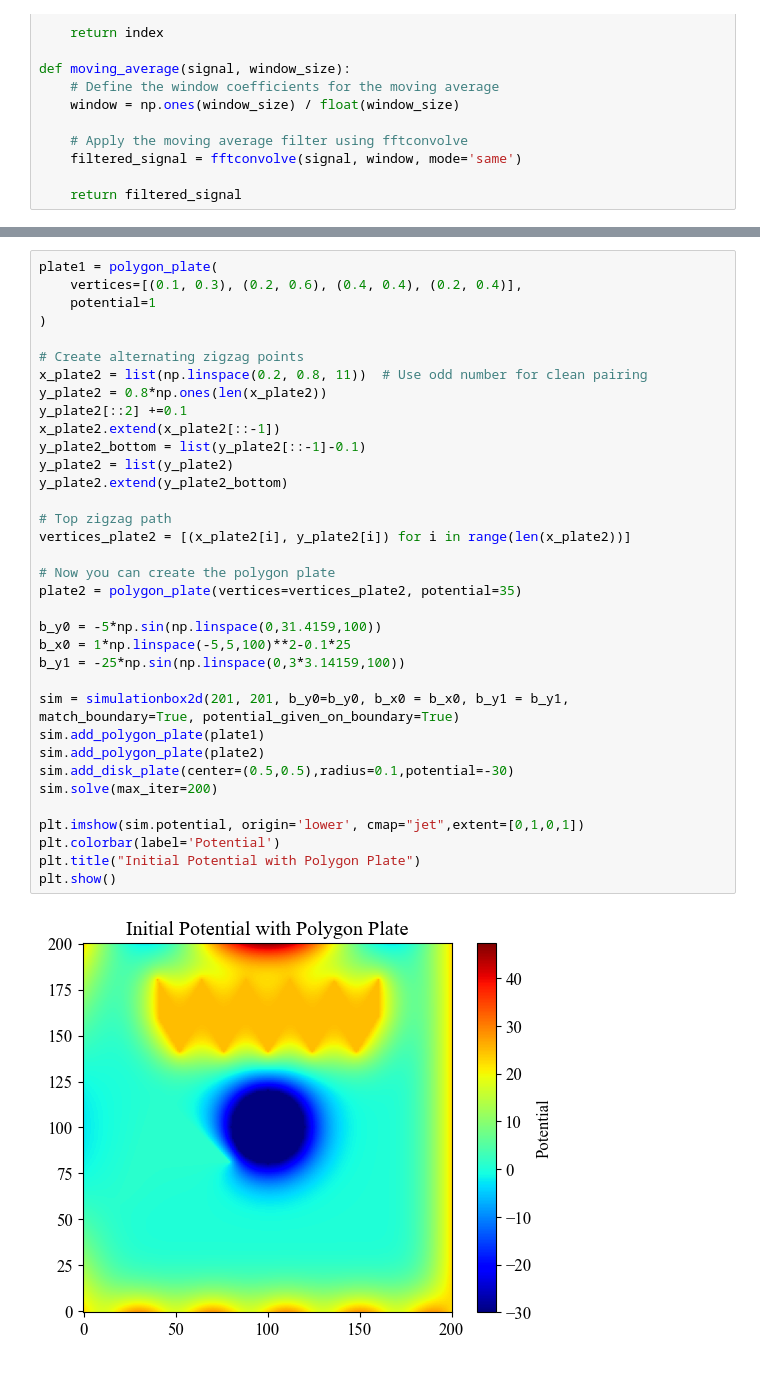
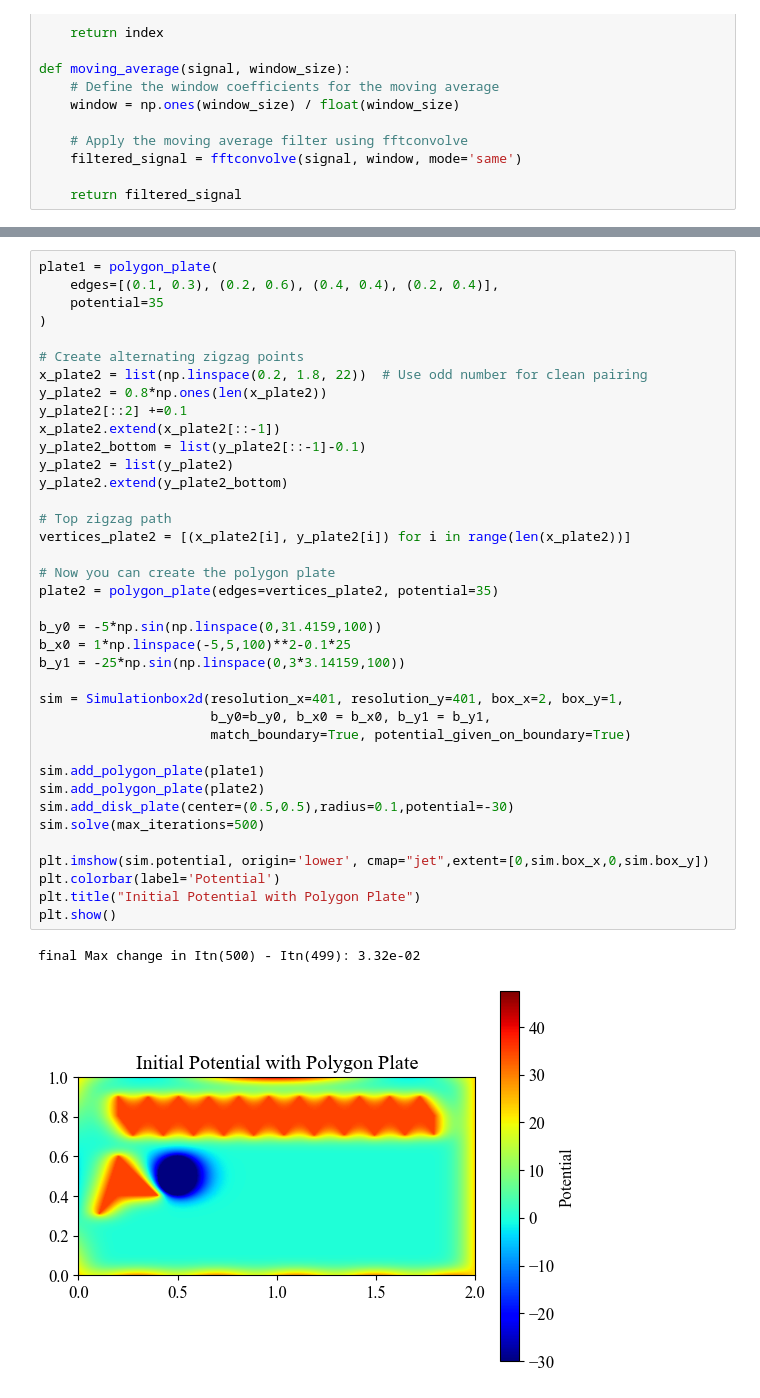
Before and after one commit to SAGAR-DAM/All_python_codes, a Jupyter notebook: Python Simulations/Potential (Laplace equation solve)/solve_laplace_in_2d.ipynb, the cells around one changed output, grey strips where cells are left out. Drawn from its saved outputs; the diff is of its cells as text.

Commit message:
Potential solver

```diff
--- a/Python Simulations/Potential (Laplace equation solve)/solve_laplace_in_2d.ipynb
+++ b/Python Simulations/Potential (Laplace equation solve)/solve_laplace_in_2d.ipynb
@@ -220,37 +212,41 @@ class simulationbox2d():
 # %%
 plate1 = polygon_plate(
-    vertices=[(0.1, 0.3), (0.2, 0.6), (0.4, 0.4), (0.2, 0.4)],
-    potential=1
+    edges=[(0.1, 0.3), (0.2, 0.6), (0.4, 0.4), (0.2, 0.4)],
+    potential=35
 )
 
 # Create alternating zigzag points
-x_plate2 = list(np.linspace(0.2, 0.8, 11))  # Use odd number for clean pairing
+x_plate2 = list(np.linspace(0.2, 1.8, 22))  # Use odd number for clean pairing
 y_plate2 = 0.8*np.ones(len(x_plate2))
 y_plate2[::2] +=0.1
 x_plate2.extend(x_plate2[::-1])
 y_plate2_bottom = list(y_plate2[::-1]-0.1)
 y_plate2 = list(y_plate2)
 y_plate2.extend(y_plate2_bottom)
 
 # Top zigzag path
 vertices_plate2 = [(x_plate2[i], y_plate2[i]) for i in range(len(x_plate2))]
 
 # Now you can create the polygon plate
-plate2 = polygon_plate(vertices=vertices_plate2, potential=35)
+plate2 = polygon_plate(edges=vertices_plate2, potential=35)
 
 b_y0 = -5*np.sin(np.linspace(0,31.4159,100))
 b_x0 = 1*np.linspace(-5,5,100)**2-0.1*25
 b_y1 = -25*np.sin(np.linspace(0,3*3.14159,100))
 
-sim = simulationbox2d(201, 201, b_y0=b_y0, b_x0 = b_x0, b_y1 = b_y1, match_boundary=True, potential_given_on_boundary=True)
+sim = Simulationbox2d(resolution_x=401, resolution_y=401, box_x=2, box_y=1,
+                      b_y0=b_y0, b_x0 = b_x0, b_y1 = b_y1,
+                      match_boundary=True, potential_given_on_boundary=True)
+
 sim.add_polygon_plate(plate1)
 sim.add_polygon_plate(plate2)
 sim.add_disk_plate(center=(0.5,0.5),radius=0.1,potential=-30)
-sim.solve(max_iter=200)
+sim.solve(max_iterations=500)
 
-plt.imshow(sim.potential, origin='lower', cmap="jet",extent=[0,1,0,1])
+plt.imshow(sim.potential, origin='lower', cmap="jet",extent=[0,sim.box_x,0,sim.box_y])
 plt.colorbar(label='Potential')
 plt.title("Initial Potential with Polygon Plate")
 plt.show()
 # %% [output]
+final Max change in Itn(500) - Itn(499): 3.32e-02
-[figure, old version]
+[figure, new version]
```
Also changed, not shown: parts of 3 cells of this notebook, 3 other files.
